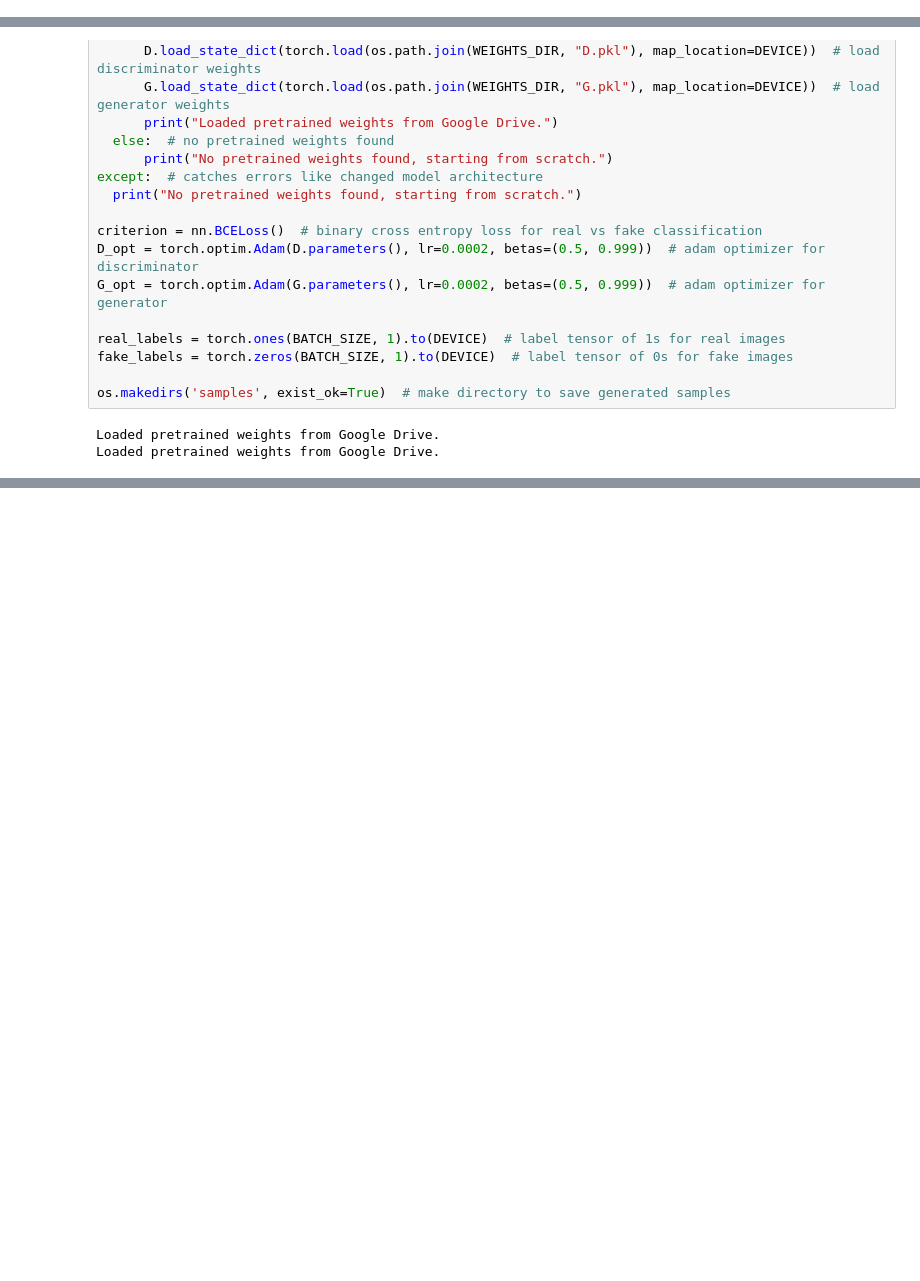
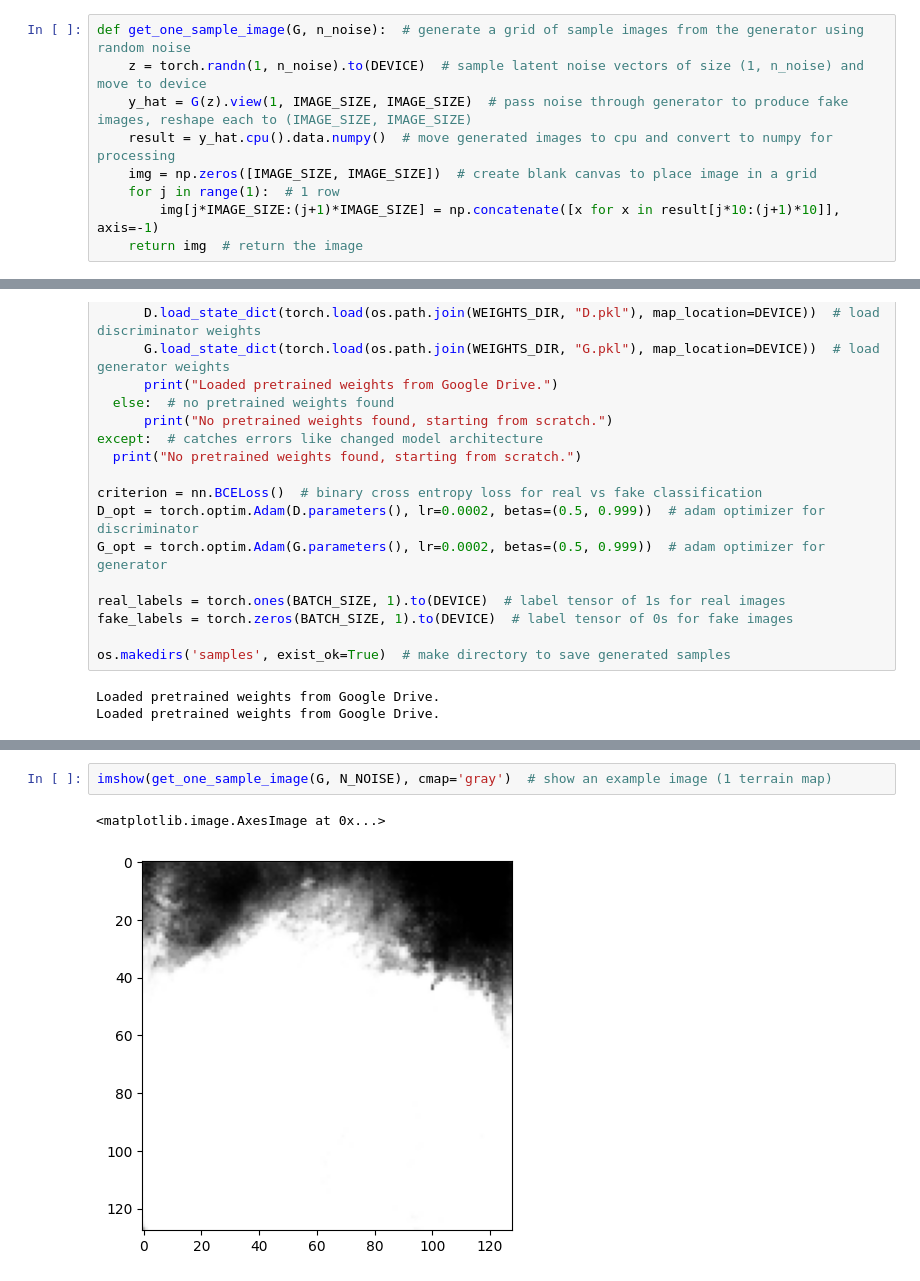
Before and after one commit to G-Chist/terrain-generation-research, a Jupyter notebook: src/py/TerrainDCGAN_Colab.ipynb, the cells around one changed output, grey strips where cells are left out. Cells and saved outputs as stored; diff of their text form; blank space fills up the shorter version.

Commit message:
function added to display 1 example image

```diff
--- a/src/py/TerrainDCGAN_Colab.ipynb
+++ b/src/py/TerrainDCGAN_Colab.ipynb
@@ -40,6 +40,15 @@ os.makedirs(extract_path, exist_ok=True)  # create extraction directory if it do
 !tar -xzf "$tar_path" -C "$extract_path"  # extract tar.gz archive into target directory
 os.makedirs(DATA_PATH, exist_ok=True)  # ensure dataset subdirectory exists
 # !ls /content/dataset/Users/mshestopalov/Datasets/processed_dataset_less_water  # list extracted dataset contents
+# %%
+def get_one_sample_image(G, n_noise):  # generate a grid of sample images from the generator using random noise
+    z = torch.randn(1, n_noise).to(DEVICE)  # sample latent noise vectors of size (1, n_noise) and move to device
+    y_hat = G(z).view(1, IMAGE_SIZE, IMAGE_SIZE)  # pass noise through generator to produce fake images, reshape each to (IMAGE_SIZE, IMAGE_SIZE)
+    result = y_hat.cpu().data.numpy()  # move generated images to cpu and convert to numpy for processing
+    img = np.zeros([IMAGE_SIZE, IMAGE_SIZE])  # create blank canvas to place image in a grid
+    for j in range(1):  # 1 row
+        img[j*IMAGE_SIZE:(j+1)*IMAGE_SIZE] = np.concatenate([x for x in result[j*10:(j+1)*10]], axis=-1)
+    return img  # return the image
 # %%
 def get_sample_image(G, n_noise):  # generate a grid of sample images from the generator using random noise
     z = torch.randn(100, n_noise).to(DEVICE)  # sample latent noise vectors of size (100, n_noise) and move to device
@@ -227,0 +236,5 @@ imshow(get_sample_image(G, N_NOISE), cmap='gray')  # show an example image (100
+# %%
+imshow(get_one_sample_image(G, N_NOISE), cmap='gray')  # show an example image (1 terrain map)
+# %% [output]
+<matplotlib.image.AxesImage at 0x...>
+[figure, added]
```
Also changed, not shown: parts of 3 cells of this notebook.
